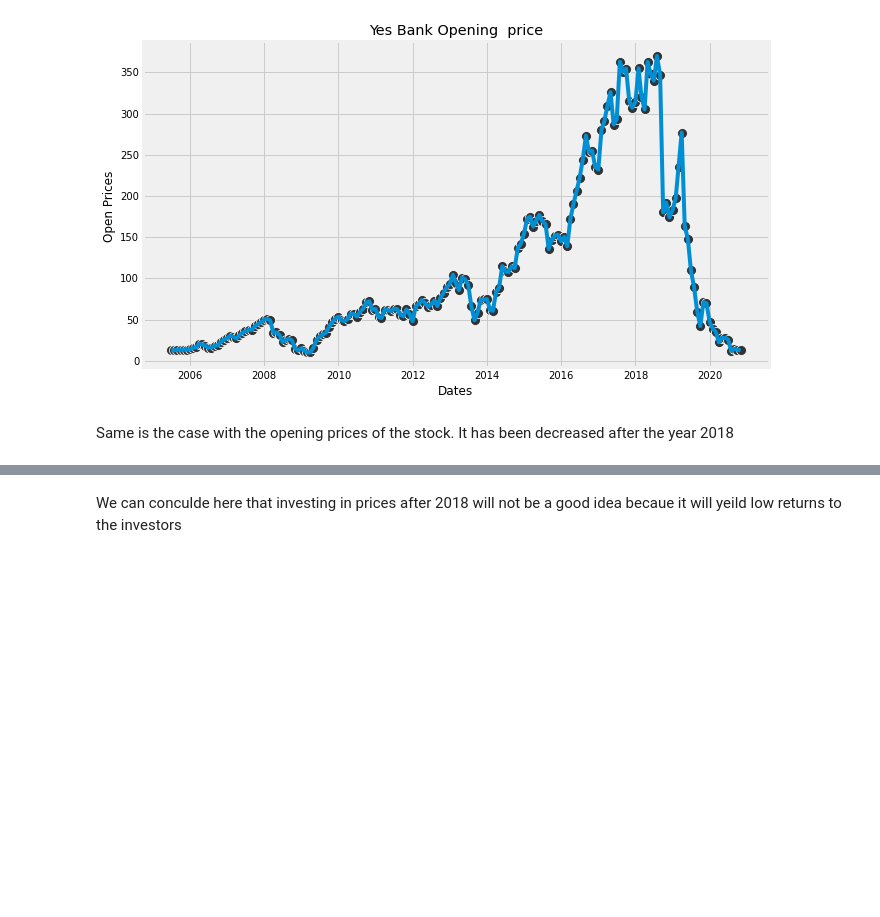
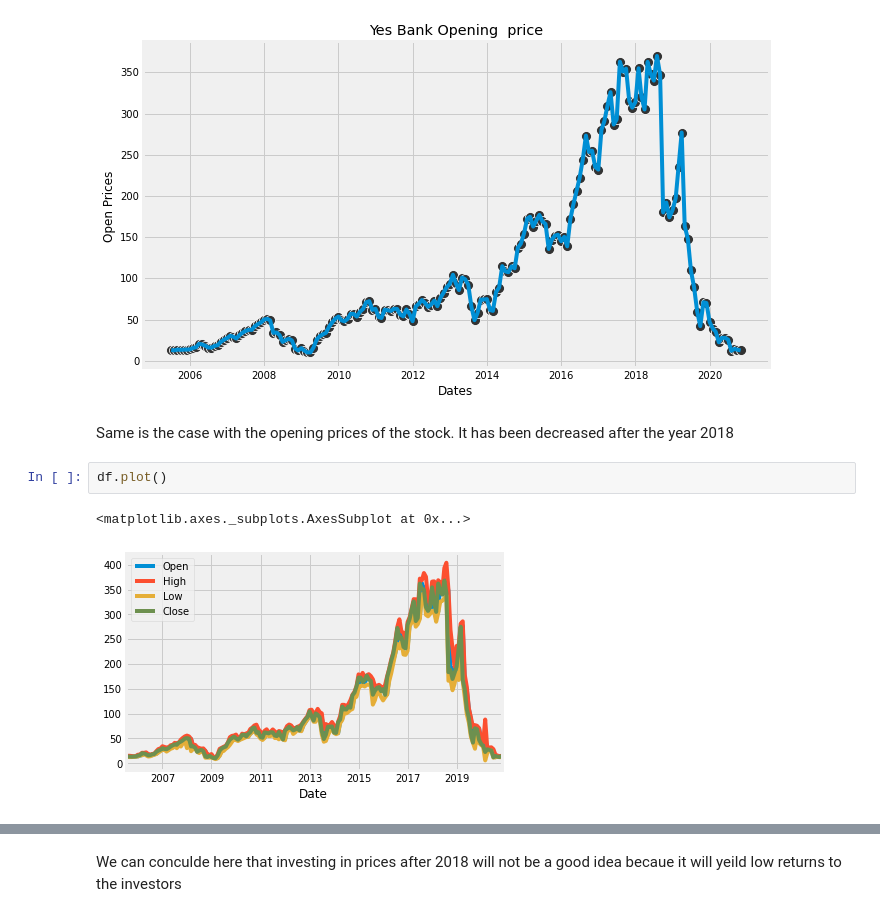
Before and after one commit to SomyaH99/Yes-bank-closing-stock-price-predictions, a Jupyter notebook: Closing_Stock_price_prediction_analysis.ipynb, the cells around one changed output, grey strips where cells are left out. Saved outputs shown, nothing was run; the diff lists cells and outputs as text; blank space fills up the shorter version.

```diff
--- a/Closing_Stock_price_prediction_analysis.ipynb
+++ b/Closing_Stock_price_prediction_analysis.ipynb
@@ -196,3 +196,8 @@ sns.scatterplot(data=df, x="Date", y="Open", s=100, color=".2")
 [figure]
 # %% [markdown]
 Same is the case with the opening prices of the stock. It has been decreased after the year 2018
+# %%
+df.plot()
+# %% [output]
+<matplotlib.axes._subplots.AxesSubplot at 0x...>
+[figure, added]
```
Also changed, not shown: parts of 8 cells of this notebook.
